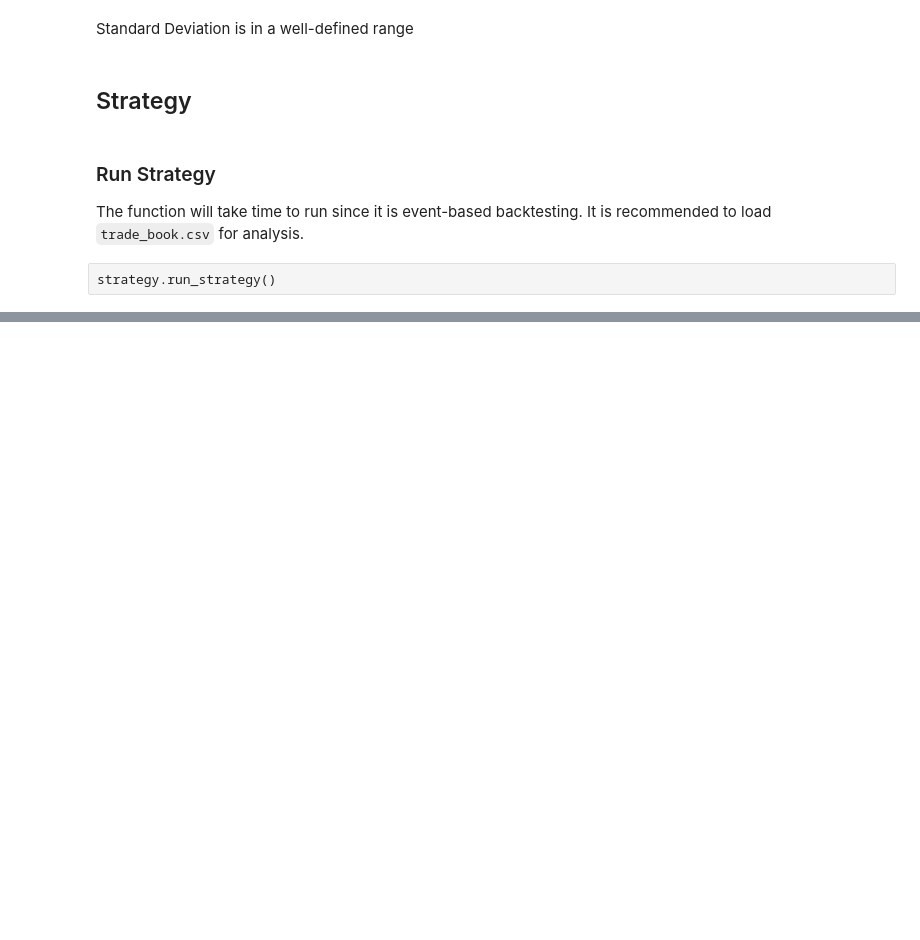
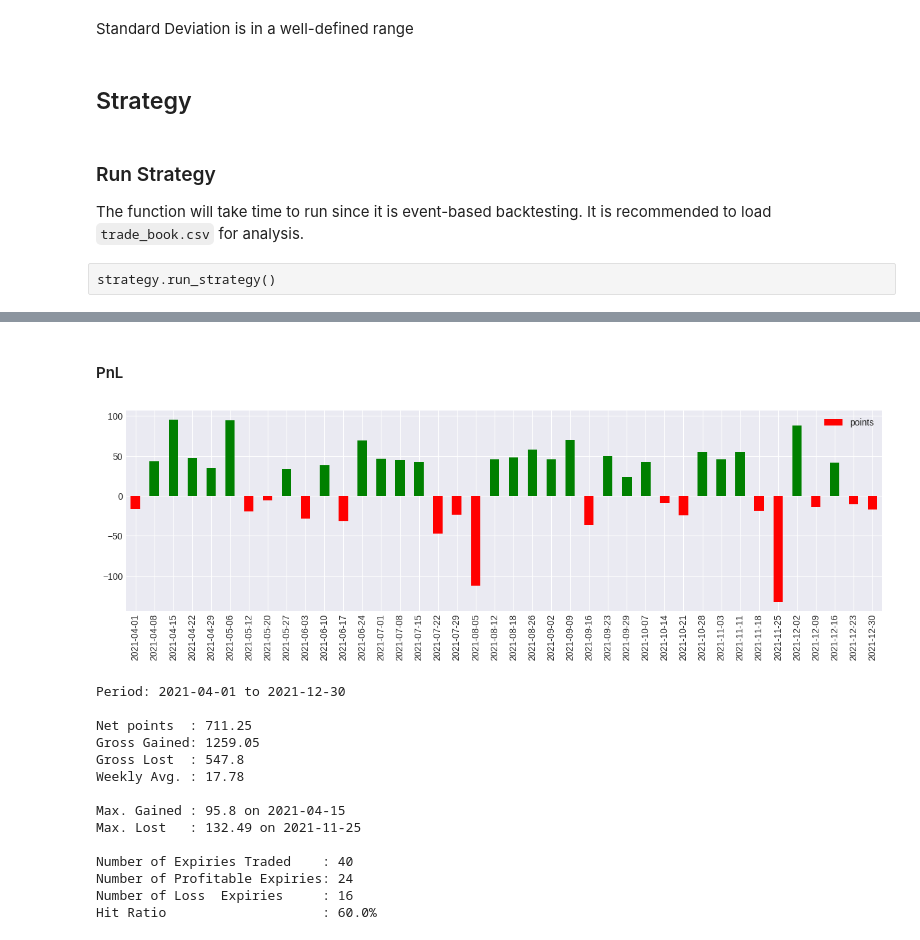
Before and after one commit to rm-21/options_backtest, a Jupyter notebook: options_backtest/backtest.ipynb, the cells around one changed output, grey strips where cells are left out. Drawn from its saved outputs; the diff is of its cells as text; code cells hidden in the pictures; blank space fills up the shorter version.

```diff
--- a/options_backtest/backtest.ipynb
+++ b/options_backtest/backtest.ipynb
@@ -120,0 +124,45 @@ trade_book
+# %% [markdown]
+#### PnL
+# %%
+pnl = trade_book.groupby("expiry").sum(numeric_only=True)
+pnl.index = pd.to_datetime(pnl.index).date
+pnl["_c"] = np.where(pnl["points"] > 0, "g", "r")
+ax = pnl.plot(
+    y="points", kind="bar", color=pnl["_c"].to_list(), figsize=(15, 4)
+)
+plt.show()
+
+print("\nPeriod: 2021-04-01 to 2021-12-30", end="\n")
+print(f"\nNet points  : {round(sum(pnl['points']), 2)}")
+print(f"Gross Gained: {round(sum(pnl[pnl.points > 0]['points']), 2)}")
+print(f"Gross Lost  : {round(-1 * sum(pnl[pnl.points <= 0]['points']), 2)}")
+print(f"Weekly Avg. : {round(np.mean(pnl['points']), 2)}", end="\n\n")
+
+max_pt, d = np.max(pnl["points"]), pnl.iloc[np.argmax(pnl["points"])].name
+max_lost, l = (
+    np.min(pnl["points"]) * -1,
+    pnl.iloc[np.argmin(pnl["points"])].name,
+)
+print(f"Max. Gained : {max_pt} on {d}")
+print(f"Max. Lost   : {max_lost} on {l}", end="\n\n")
+
+print(f"Number of Expiries Traded    : {len(pnl)}")
+print(f"Number of Profitable Expiries: {(p := len(pnl[pnl['points'] > 0]))}")
+print(f"Number of Loss  Expiries     : {(l := len(pnl[pnl['points'] <= 0]))}")
+print(f"Hit Ratio                    : {(p / (p + l)) * 100}%", end="\n\n")
+# %% [output]
+[figure, added]
+Period: 2021-04-01 to 2021-12-30
+
+Net points  : 711.25
+Gross Gained: 1259.05
+Gross Lost  : 547.8
+Weekly Avg. : 17.78
+
+Max. Gained : 95.8 on 2021-04-15
+Max. Lost   : 132.49 on 2021-11-25
+
+Number of Expiries Traded    : 40
+Number of Profitable Expiries: 24
+Number of Loss  Expiries     : 16
+Hit Ratio                    : 60.0%
```
Also changed, not shown: parts of 13 cells of this notebook, 8 other files.
